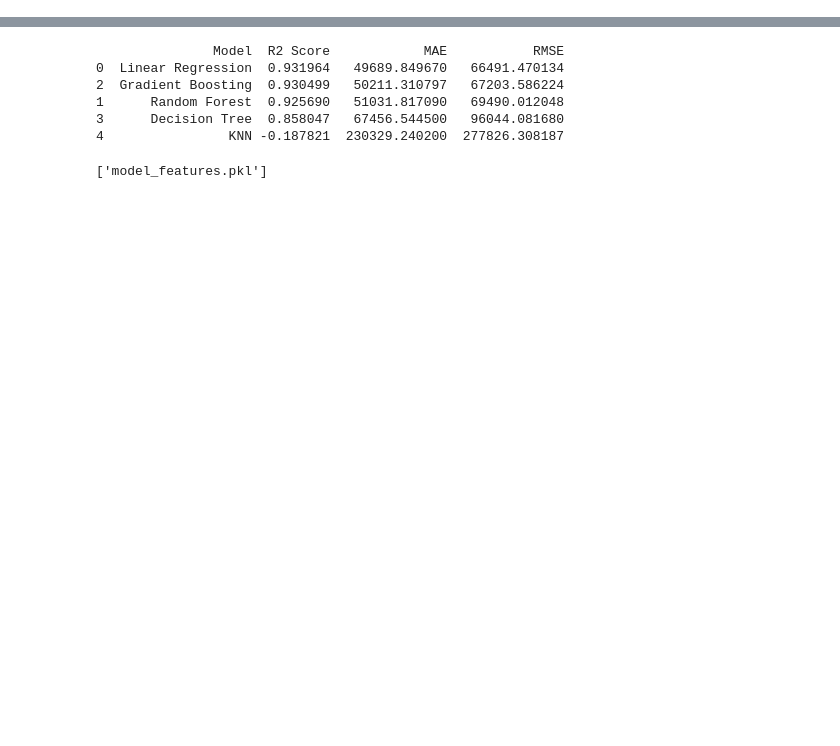
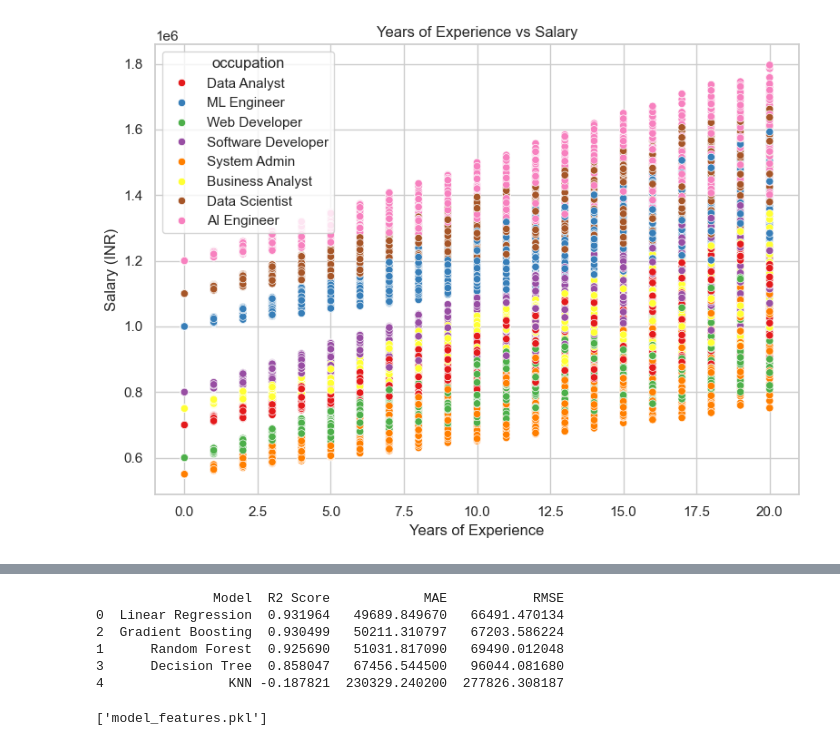
Before and after one commit to Sarahtxts/EMPLOYEE-SALARY-PREDICTION, a Jupyter notebook: employee_salary_prediction.ipynb, the cells around one changed output, grey strips where cells are left out. Cells and saved outputs as stored; diff of their text form; code cells hidden in the pictures; blank space fills up the shorter version.

```diff
--- a/employee_salary_prediction.ipynb
+++ b/employee_salary_prediction.ipynb
@@ -14,0 +27,11 @@ df.head()
+# %%
+plt.figure(figsize=(8, 6))
+sns.scatterplot(data=df, x='years_experience', y='salary_in_inr', hue='occupation', palette='Set1')
+plt.title('Years of Experience vs Salary')
+plt.xlabel('Years of Experience')
+plt.ylabel('Salary (INR)')
+plt.grid(True)
+plt.tight_layout()
+plt.show()
+# %% [output]
+[figure, added]
```
Also changed, not shown: parts of 8 cells of this notebook.
